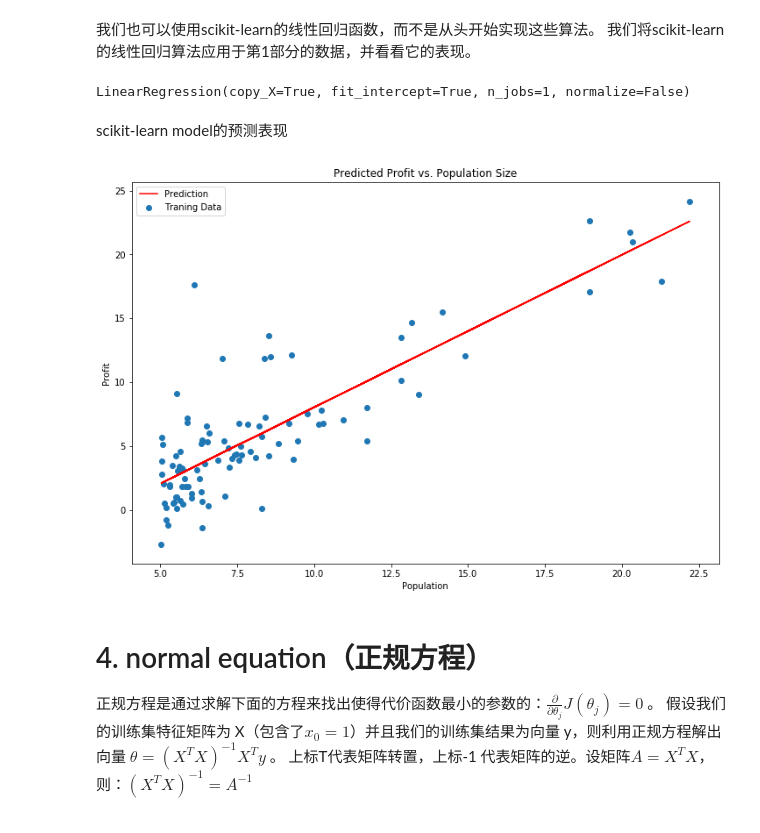
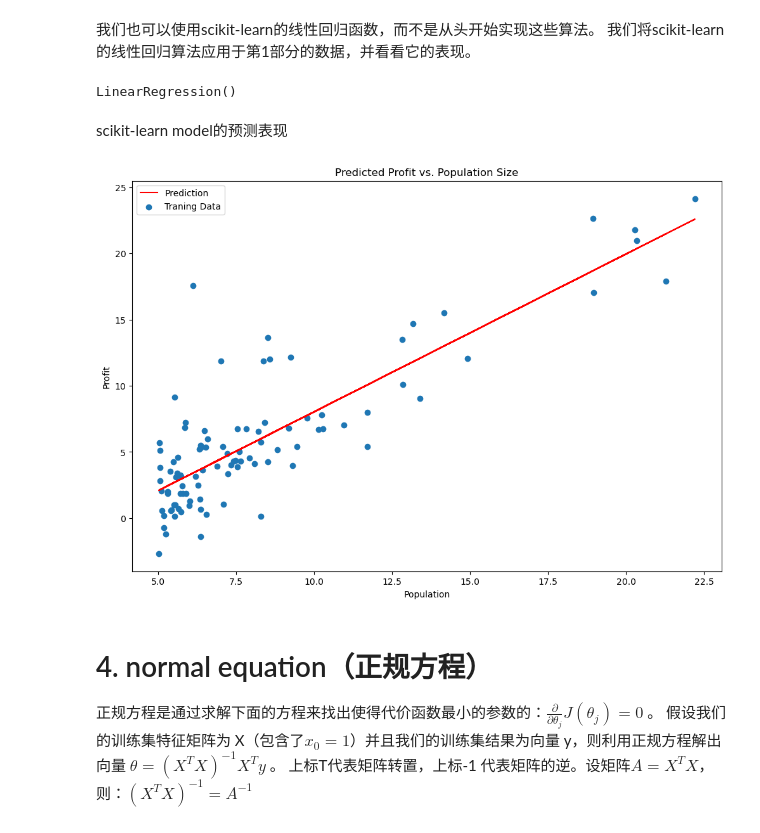
Before and after one commit to fengdu78/Coursera-ML-AndrewNg-Notes, a Jupyter notebook: code/ex1-linear regression/ML-Exercise1.ipynb, the cells around one changed output. Drawn from its saved outputs; the diff is of its cells as text; code cells hidden in the pictures.

Commit message:
修改了exercise1 model.fit()参数不匹配问题

```diff
--- a/code/ex1-linear regression/ML-Exercise1.ipynb
+++ b/code/ex1-linear regression/ML-Exercise1.ipynb
@@ -236,25 +232,25 @@ plt.show()
 # %%
 from sklearn import linear_model
 model = linear_model.LinearRegression()
-model.fit(X, y)
+model.fit(np.asarray(X), np.asarray(y) )  #np.asarray(X, y)
 # %% [output]
-LinearRegression(copy_X=True, fit_intercept=True, n_jobs=1, normalize=False)
+LinearRegression()
 # %% [markdown]
 scikit-learn model的预测表现
 # %%
 x = np.array(X[:, 1].A1)
-f = model.predict(X).flatten()
+f = model.predict(np.asarray(X)).flatten() #np.asarray(X)
 
 fig, ax = plt.subplots(figsize=(12,8))
 ax.plot(x, f, 'r', label='Prediction')
 ax.scatter(data.Population, data.Profit, label='Traning Data')
 ax.legend(loc=2)
 ax.set_xlabel('Population')
 ax.set_ylabel('Profit')
 ax.set_title('Predicted Profit vs. Population Size')
 plt.show()
 # %% [output]
-[figure, old version]
+[figure, new version]
 # %% [markdown]
 # 4. normal equation（正规方程）
 正规方程是通过求解下面的方程来找出使得代价函数最小的参数的：$\frac{\partial }{\partial {{\theta }_{j}}}J\left( {{\theta }_{j}} \right)=0$ 。
```
Also changed, not shown: parts of 11 cells of this notebook.
